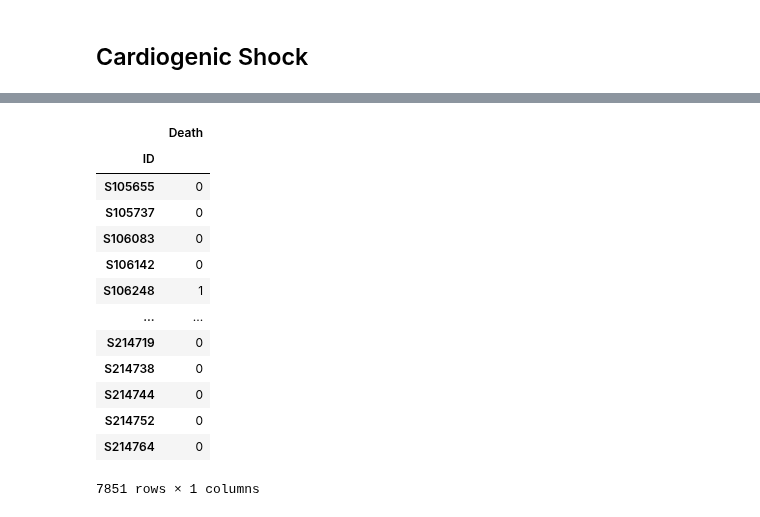
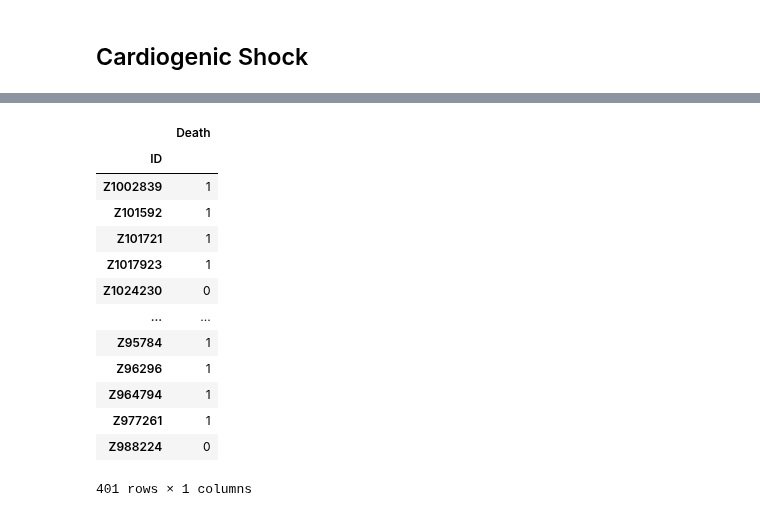
Before and after one commit to jozieLamp/CARNA, a Jupyter notebook: Score Label Preprocessing/Cardiogenic Shock Data Preprocessing.ipynb, the cells around one changed output, grey strips where cells are left out. Cells and saved outputs as stored; diff of their text form; code cells hidden in the pictures.

```diff
--- a/Score Label Preprocessing/Cardiogenic Shock Data Preprocessing.ipynb
+++ b/Score Label Preprocessing/Cardiogenic Shock Data Preprocessing.ipynb
@@ -10,6 +11,6 @@ warnings.filterwarnings('ignore')
 ## Cardiogenic Shock
 # %%
 #IMPORT FILES NEEDED
-shock = pd.read_csv("../Data Validation/Cardiogenic Shock/Raw Data/Cardiogenic Shock Full Data Set.csv", sep=",", index_col='PAT_ID').sort_index()
+shockOrig = pd.read_csv("../Data Validation/Cardiogenic Shock/Raw Data/Cardiogenic Shock Full Data Set.csv", sep=",", index_col='PAT_ID').sort_index()
 cath = pd.read_csv("../Data Validation/Cardiogenic Shock/Raw Data/Cath Data.csv", sep=",", index_col='PAT_ID').sort_index()
 echo = pd.read_csv("../Data Validation/Cardiogenic Shock/Raw Data/Echo Data.csv", sep=",", index_col='PAT_ID').sort_index()
@@ -706,27 +890,34 @@ for i in range(len(cohort)):
     df = cohort.iloc[i]
     row0 = []
     row1 = []
+    row2 = []
     row0.append(df.name)
     row1.append(df.name)
+    row2.append(df.name)
+
     for col in varz:
         if col in cohort.columns: #value for both
             row0.append(df[col])
             row1.append(df[col])
-        elif col + "_B" in cohort.columns and col + "_D" in cohort.columns:
-            row0.append(df[col+"_B"])
-            row1.append(df[col+"_D"])
-        elif col + "_B" in cohort.columns and not col + "_D" in cohort.columns:
-            row0.append(df[col+"_B"])
-            row1.append(0)
-        elif not col + "_B" in cohort.columns and col + "_D" in cohort.columns:
-            row0.append(0)
-            row1.append(df[col+"_D"])
+            row2.append(df[col])
+        elif col + "_adm1" in cohort.columns and col + "_adm2" in cohort.columns and col + "_adm3" in cohort.columns:
+            row0.append(df[col+"_adm1"])
+            row1.append(df[col+"_adm2"])
+            row2.append(df[col+"_adm3"])
+#         elif col + "_adm1" in cohort.columns and not col + "_adm2" in cohort.columns:
+#             row0.append(df[col+"_B"])
+#             row1.append(0)
+#         elif not col + "_B" in cohort.columns and col + "_D" in cohort.columns:
+#             row0.append(0)
+#             row1.append(df[col+"_D"])
         else:
             row0.append(0)
             row1.append(0)
+            row2.append(0)
 
     giantList.append(row0)
     giantList.append(row1)
+    giantList.append(row2)
 
 varz.insert(0, 'ID')
 hemoDF = pd.DataFrame(giantList, columns=varz).set_index('ID', drop=True)
@@ -750,6 +941,6 @@ hemoDF
 # %%
 #Get only patients with hemo
-hemoTest = hemoDF[['RAP', 'PAS', 'PCWP', 'CO', 'CI']]
+hemoTest = hemoDF[['RAP', 'PAS', 'PAD', 'PAMN', 'PCWP', 'CO', 'CI']]
 hemoComposite = hemoDF.loc[~(np.isnan(hemoTest)).all(axis=1)]
 print(hemoComposite.shape)
 hemoComposite.head(5)
@@ -775,9 +966,8 @@ labels = labels.set_index('ID')
 #Death LVAD
 lst = []
 for idx in hemoComposite.index:
-    pt = hfchfaps16.loc[idx]
-    pt1 = hfccelps16.loc[idx]
-    if pt1['CELB06'] == 'Y' or pt1['CELB12'] == 'Y' or pt['HFAA57'] == 'Y' or pt['HFAA56'] == 'Y':
+    pt = shock.loc[idx]
+    if pt['Deceased'] == 1:
         lst.append(1)
     else:
         lst.append(0)
@@ -875,34 +1067,34 @@ allData.to_csv("../Data Validation/ARIC/Original DataFrames/AllDataAricCohort.cs
 # %%
 #Make Labels
 labels = pd.DataFrame()
-labels['ID'] = hfcoccps16.index
+labels['ID'] = shock.index
 labels = labels.set_index('ID')
 
 #Death LVAD
 lst = []
-for idx in hfchfaps16.index:
-    pt = hfchfaps16.loc[idx]
-    pt1 = hfccelps16.loc[idx]
-    if pt1['CELB06'] == 'Y' or pt1['CELB12'] == 'Y' or pt['HFAA57'] == 'Y' or pt['HFAA56'] == 'Y':
+for idx in shock.index:
+    pt = shock.loc[idx]
+    if pt['Deceased'] == 1:
         lst.append(1)
     else:
         lst.append(0)
 labels['Death'] = lst
 
+
 labels
 # %% [output]
 |  | Death |
 | ID |  |
-| S105655 | 0 |
-| S105737 | 0 |
-| S106083 | 0 |
-| S106142 | 0 |
-| S106248 | 1 |
+| Z1002839 | 1 |
+| Z101592 | 1 |
+| Z101721 | 1 |
+| Z1017923 | 1 |
+| Z1024230 | 0 |
 | ... | ... |
-| S214719 | 0 |
-| S214738 | 0 |
-| S214744 | 0 |
-| S214752 | 0 |
-| S214764 | 0 |
+| Z95784 | 1 |
+| Z96296 | 1 |
+| Z964794 | 1 |
+| Z977261 | 1 |
+| Z988224 | 0 |
-7851 rows × 1 columns
+401 rows × 1 columns
 # %%
```
Also changed, not shown: parts of 20 cells of this notebook, 9 other files.
